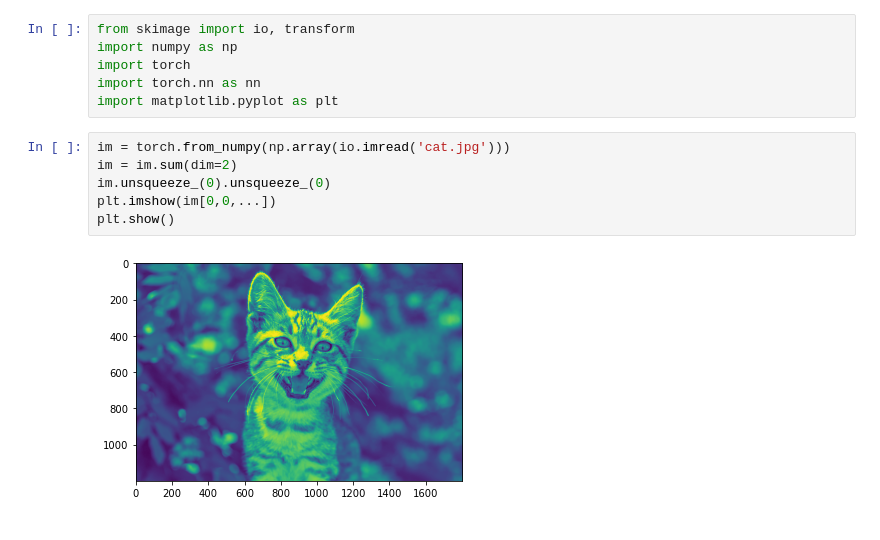
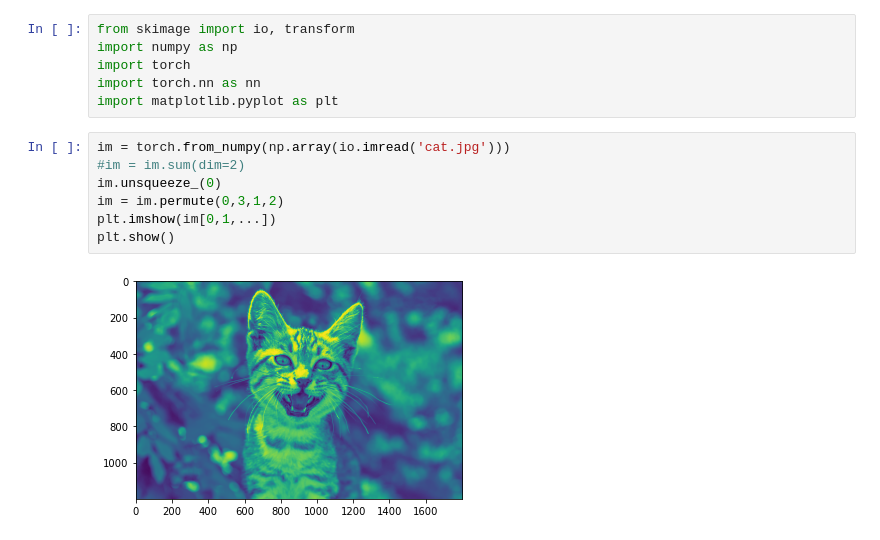
Before and after one commit to jrmullaney/ConvDiff, a Jupyter notebook: code/FoldUnfold.ipynb, the cells around one changed output. Drawn from its saved outputs; the diff is of its cells as text.

```diff
--- a/code/FoldUnfold.ipynb
+++ b/code/FoldUnfold.ipynb
@@ -13,12 +13,13 @@ import torch.nn as nn
 import matplotlib.pyplot as plt
 # %%
 im = torch.from_numpy(np.array(io.imread('cat.jpg')))
-im = im.sum(dim=2)
-im.unsqueeze_(0).unsqueeze_(0)
-plt.imshow(im[0,0,...])
+#im = im.sum(dim=2)
+im.unsqueeze_(0)
+im = im.permute(0,3,1,2)
+plt.imshow(im[0,1,...])
 plt.show()
 # %% [output]
-[figure, old version]
+[figure, new version]
 # %%
 size, stride = ((600,600), (300,400))
 nx = int((im.shape[3] - size[1]) / stride[1] + 1)
```
Also changed, not shown: parts of 6 cells of this notebook, 1 other file.
